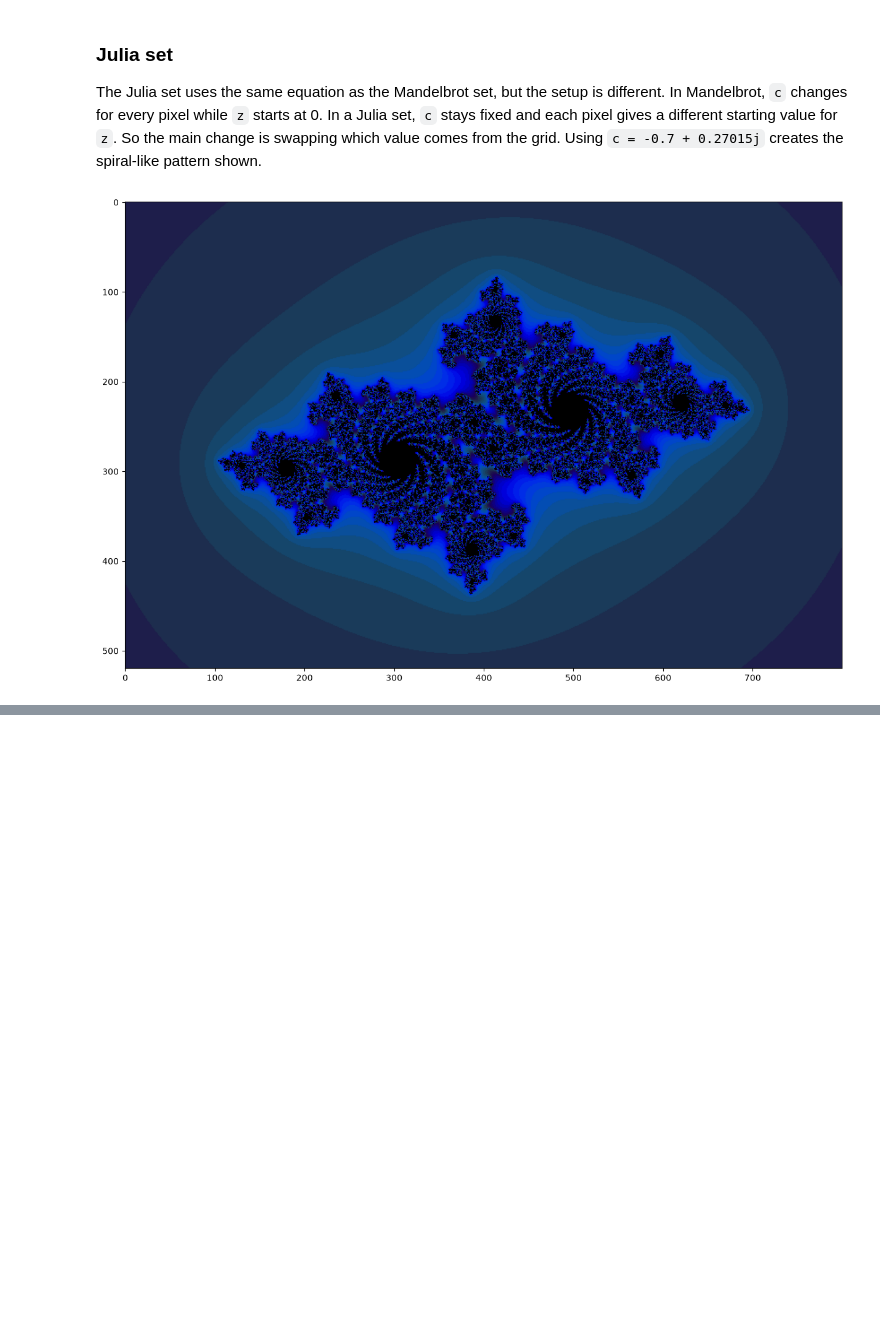
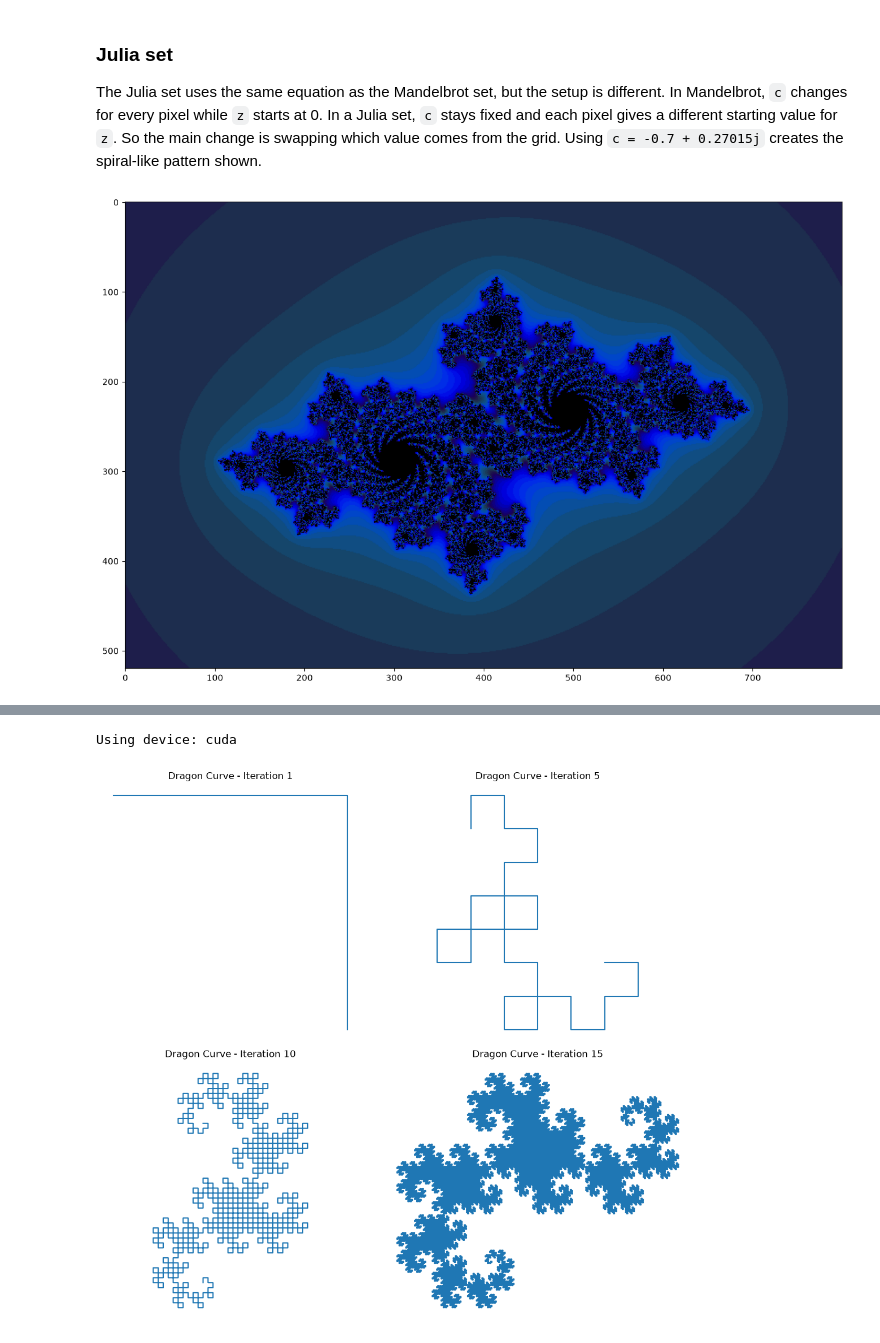
Before and after one commit to skibidiyo/COMP3710_Lab1, a Jupyter notebook: Lab1.ipynb, the cells around one changed output, grey strips where cells are left out. Drawn from its saved outputs; the diff is of its cells as text; code cells hidden in the pictures; blank space fills up the shorter version.

```diff
--- a/Lab1.ipynb
+++ b/Lab1.ipynb
@@ -326,0 +333,60 @@ plt.show()
+# %%
+import torch
+import matplotlib.pyplot as plt
+
+# Use GPU if available
+device = torch.device("cuda" if torch.cuda.is_available() else "cpu")
+print("Using device:", device)
+
+
+def dragon_curve(iterations):
+    # Start with two points forming one straight line
+    points = torch.tensor(
+        [[0.0, 0.0],
+         [1.0, 0.0]],
+        device=device
+    )
+
+    for _ in range(iterations):
+        # Last point is the pivot
+        pivot = points[-1]
+
+        # Reverse all points except the pivot
+        old_points = torch.flip(points[:-1], dims=[0])
+
+        # Coordinates relative to the pivot
+        relative = old_points - pivot
+
+        # Rotate 90 degrees
+        rotated = torch.stack([
+            -relative[:, 1],
+             relative[:, 0]
+        ], dim=1)
+
+        # Move rotated points back around the pivot
+        new_points = pivot + rotated
+
+        # Add new section to the existing curve
+        points = torch.cat([points, new_points], dim=0)
+
+    return points
+
+
+# Plot different iterations
+iterations = [1, 5, 10, 15]
+
+fig, axes = plt.subplots(2, 2, figsize=(12, 10))
+
+for ax, n in zip(axes.flatten(), iterations):
+    points = dragon_curve(n).cpu()
+
+    ax.plot(points[:, 0], points[:, 1])
+    ax.set_title(f"Dragon Curve - Iteration {n}")
+    ax.set_aspect("equal")
+    ax.axis("off")
+
+plt.tight_layout()
+plt.show()
+# %% [output]
+Using device: cuda
+[figure, added]
```
Also changed, not shown: parts of 10 cells of this notebook, 1 other file.
